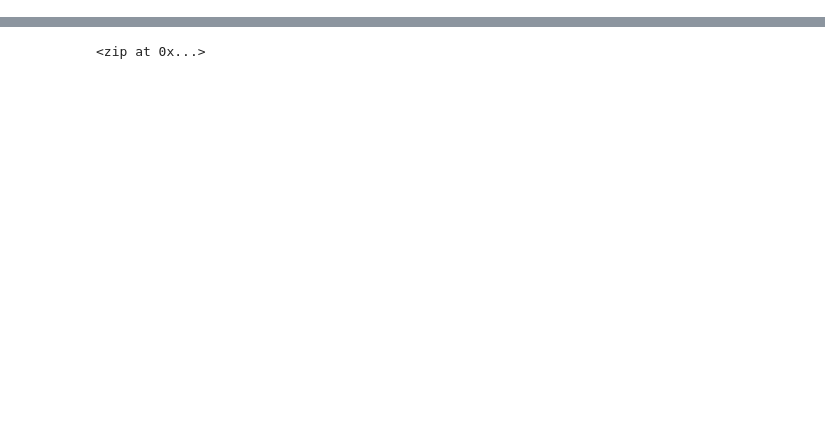
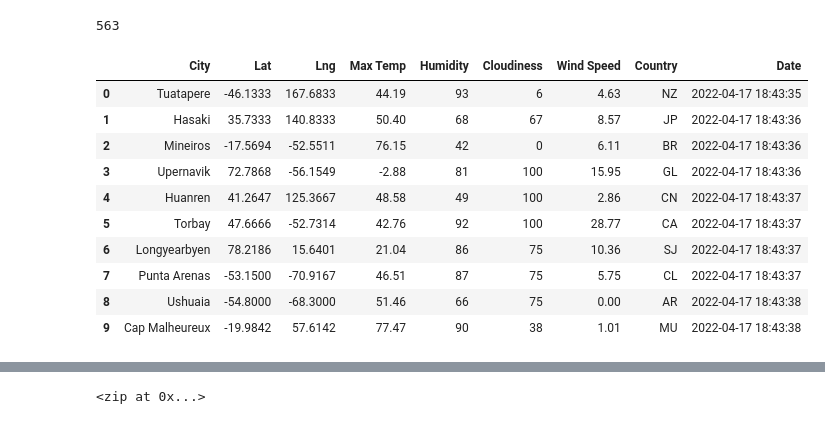
Before and after one commit to remenars/World_Weather_Analysis, a Jupyter notebook: WeatherPy.ipynb, the cells around one changed output, grey strips where cells are left out. Saved outputs shown, nothing was run; the diff lists cells and outputs as text; code cells hidden in the pictures; blank space fills up the shorter version.

```diff
--- a/WeatherPy.ipynb
+++ b/WeatherPy.ipynb
@@ -5,0 +126,20 @@ import numpy as np
+# %%
+len(city_data)
+# %% [output]
+563
+# %%
+# Convert the array of dictionaries to a Pandas DataFrame.
+city_data_df = pd.DataFrame(city_data)
+city_data_df.head(10)
+# %% [output]
+|  | City | Lat | Lng | Max Temp | Humidity | Cloudiness | Wind Speed | Country | Date |
+| 0 | Tuatapere | -46.1333 | 167.6833 | 44.19 | 93 | 6 | 4.63 | NZ | 2022-04-17 18:43:35 |
+| 1 | Hasaki | 35.7333 | 140.8333 | 50.40 | 68 | 67 | 8.57 | JP | 2022-04-17 18:43:36 |
+| 2 | Mineiros | -17.5694 | -52.5511 | 76.15 | 42 | 0 | 6.11 | BR | 2022-04-17 18:43:36 |
+| 3 | Upernavik | 72.7868 | -56.1549 | -2.88 | 81 | 100 | 15.95 | GL | 2022-04-17 18:43:36 |
+| 4 | Huanren | 41.2647 | 125.3667 | 48.58 | 49 | 100 | 2.86 | CN | 2022-04-17 18:43:37 |
+| 5 | Torbay | 47.6666 | -52.7314 | 42.76 | 92 | 100 | 28.77 | CA | 2022-04-17 18:43:37 |
+| 6 | Longyearbyen | 78.2186 | 15.6401 | 21.04 | 86 | 75 | 10.36 | SJ | 2022-04-17 18:43:37 |
+| 7 | Punta Arenas | -53.1500 | -70.9167 | 46.51 | 87 | 75 | 5.75 | CL | 2022-04-17 18:43:37 |
+| 8 | Ushuaia | -54.8000 | -68.3000 | 51.46 | 66 | 75 | 0.00 | AR | 2022-04-17 18:43:38 |
+| 9 | Cap Malheureux | -19.9842 | 57.6142 | 77.47 | 90 | 38 | 1.01 | MU | 2022-04-17 18:43:38 |
```
Also changed, not shown: parts of 8 cells of this notebook, 3 other files.
